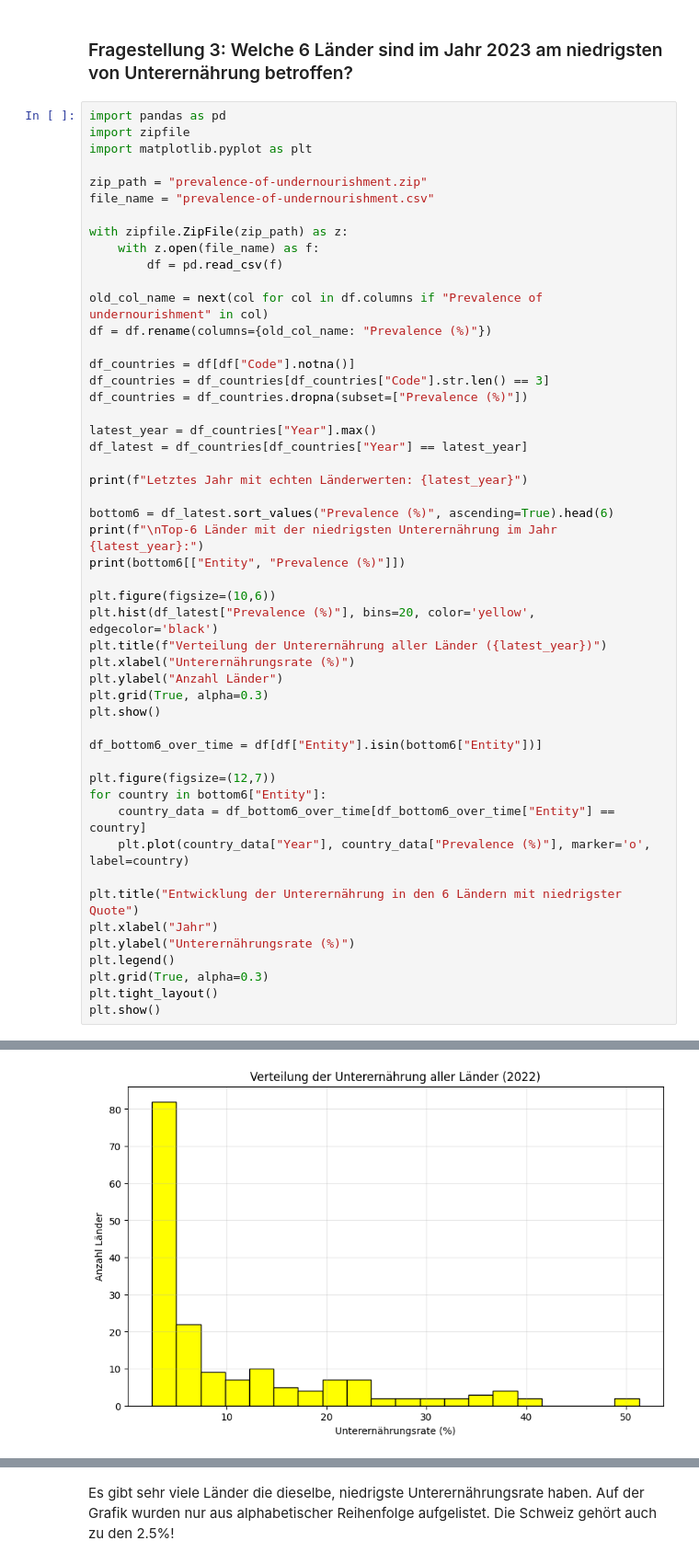
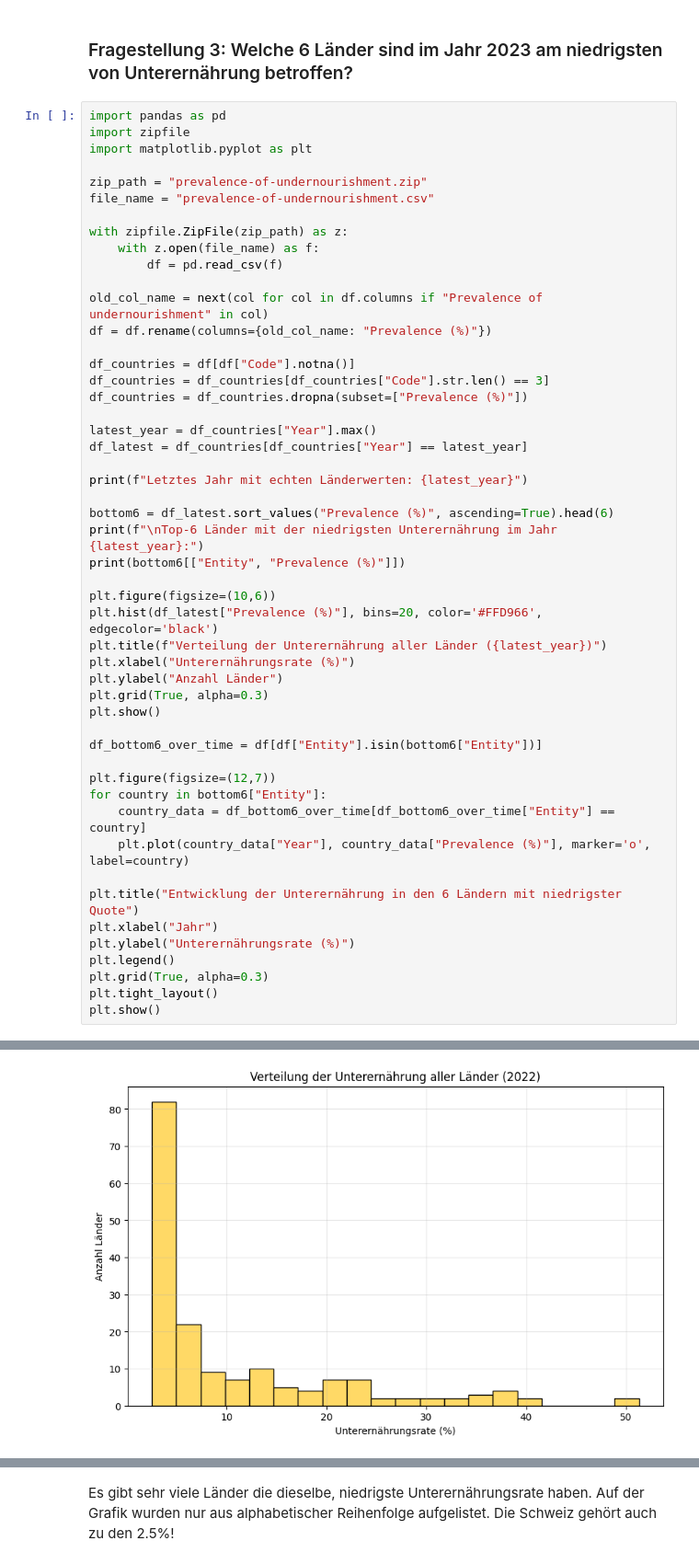
Before and after one commit to sahitero/Leisungsnachweis-2-Phyton-Sina-Eronita-Naomi, a Jupyter notebook: LN-2.ipynb, the cells around one changed output, grey strips where cells are left out. Shown at 92% size. Cells and saved outputs as stored; diff of their text form.

```diff
--- a/LN-2.ipynb
+++ b/LN-2.ipynb
@@ -1288,39 +1266,39 @@ print(f"\nTop-6 Länder mit der niedrigsten Unterernährung im Jahr {latest_year
 print(bottom6[["Entity", "Prevalence (%)"]])
 
 plt.figure(figsize=(10,6))
-plt.hist(df_latest["Prevalence (%)"], bins=20, color='yellow', edgecolor='black')
+plt.hist(df_latest["Prevalence (%)"], bins=20, color='#FFD966', edgecolor='black')
 plt.title(f"Verteilung der Unterernährung aller Länder ({latest_year})")
 plt.xlabel("Unterernährungsrate (%)")
 plt.ylabel("Anzahl Länder")
 plt.grid(True, alpha=0.3)
 plt.show()
 
 df_bottom6_over_time = df[df["Entity"].isin(bottom6["Entity"])]
 
 plt.figure(figsize=(12,7))
 for country in bottom6["Entity"]:
     country_data = df_bottom6_over_time[df_bottom6_over_time["Entity"] == country]
     plt.plot(country_data["Year"], country_data["Prevalence (%)"], marker='o', label=country)
 
 plt.title("Entwicklung der Unterernährung in den 6 Ländern mit niedrigster Quote")
 plt.xlabel("Jahr")
 plt.ylabel("Unterernährungsrate (%)")
 plt.legend()
 plt.grid(True, alpha=0.3)
 plt.tight_layout()
 plt.show()
 # %% [output]
 Letztes Jahr mit echten Länderwerten: 2022
 
 Top-6 Länder mit der niedrigsten Unterernährung im Jahr 2022:
         Entity  Prevalence (%)
 89     Algeria             2.5
 247    Austria             2.5
 225  Australia             2.5
 179    Armenia             2.5
 335    Belarus             2.5
 357    Belgium             2.5
-[figure, old version]
+[figure, new version]
 [figure]
 # %% [markdown]
 Es gibt sehr viele Länder die dieselbe, niedrigste Unterernährungsrate haben. Auf der Grafik wurden nur aus alphabetischer Reihenfolge aufgelistet. Die Schweiz gehört auch zu den 2.5%!
```
Also changed, not shown: parts of 11 cells of this notebook.
